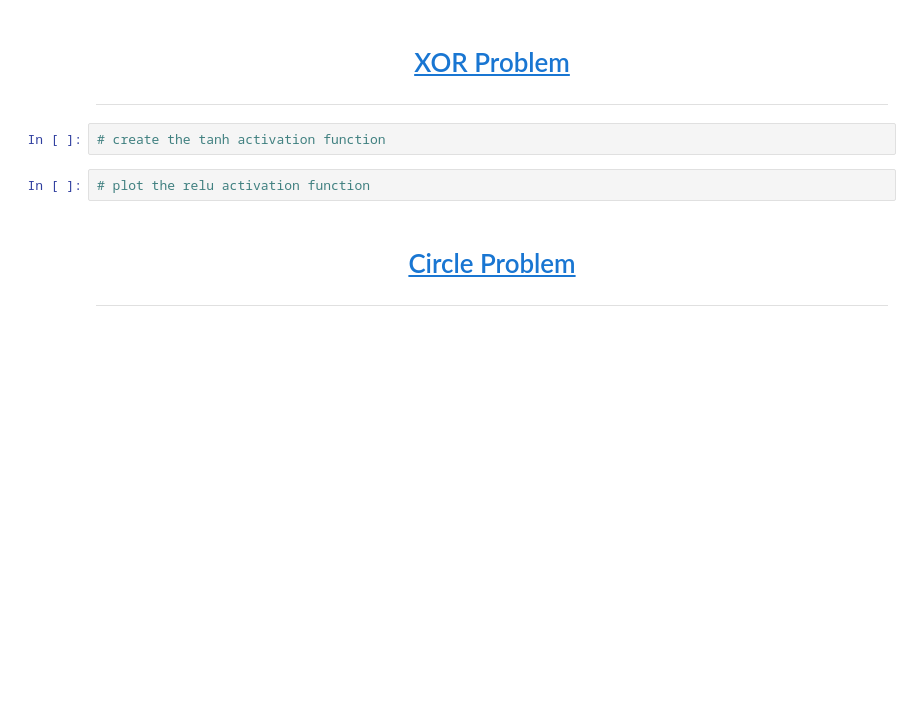
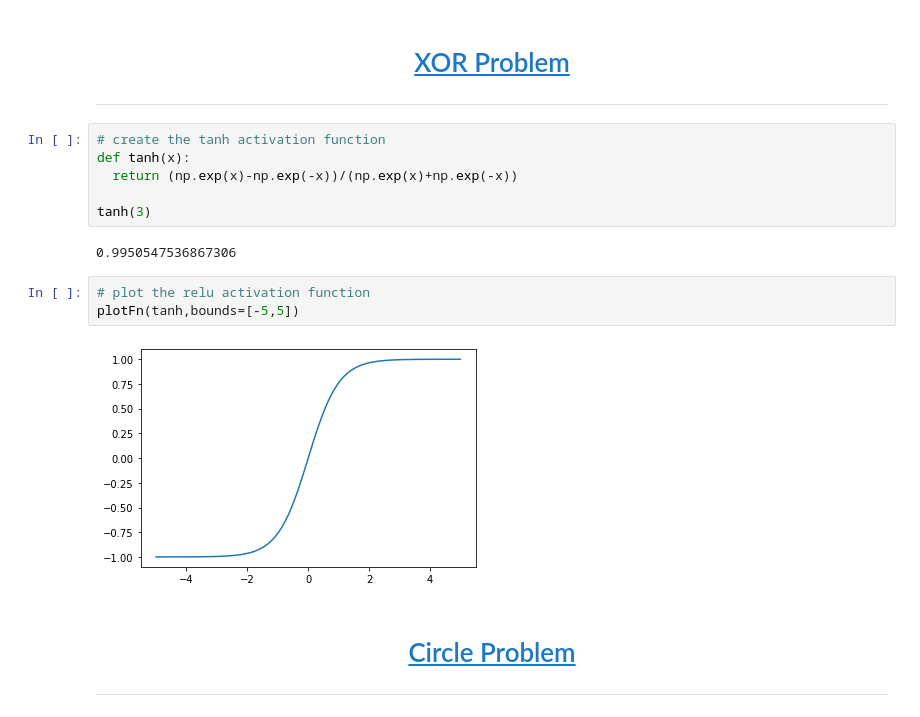
Before and after one commit to BTitor/ai-webdev, a Jupyter notebook: lessons/lesson-01/lesson-01.BTitor.ipynb, the cells around one changed output. Drawn from its saved outputs; the diff is of its cells as text; blank space fills up the shorter version.

```diff
--- a/lessons/lesson-01/lesson-01.BTitor.ipynb
+++ b/lessons/lesson-01/lesson-01.BTitor.ipynb
@@ -132,10 +132,19 @@ plotFn(sigmoid,bounds=[-5,5])
 # <center><a href='https://playground.tensorflow.org/#activation=linear&batchSize=10&dataset=xor&regDataset=reg-plane&learningRate=0.03&regularizationRate=0&noise=0&networkShape=8&seed=0.44328&showTestData=false&discretize=false&percTrainData=50&x=true&y=true&xTimesY=false&xSquared=false&ySquared=false&cosX=false&sinX=false&cosY=false&sinY=false&collectStats=false&problem=classification&initZero=false&hideText=false'>XOR Problem</a></center>
 
 ---
+# %%
+# create the tanh activation function
+def tanh(x):
+  return (np.exp(x)-np.exp(-x))/(np.exp(x)+np.exp(-x))
+
+tanh(3)
+# %% [output]
+0.9950547536867306
 # %%
-# create the tanh activation function
+# plot the relu activation function
+plotFn(tanh,bounds=[-5,5])
+# %% [output]
+[figure, added]
-# %%
-# plot the relu activation function
 # %% [markdown]
 # <center><a href='https://playground.tensorflow.org/#activation=sigmoid&batchSize=10&dataset=circle&regDataset=reg-plane&learningRate=0.03&regularizationRate=0&noise=0&networkShape=8&seed=0.48066&showTestData=false&discretize=false&percTrainData=50&x=true&y=true&xTimesY=false&xSquared=false&ySquared=false&cosX=false&sinX=false&cosY=false&sinY=false&collectStats=false&problem=classification&initZero=false&hideText=false'>Circle Problem</a></center>
 
```
